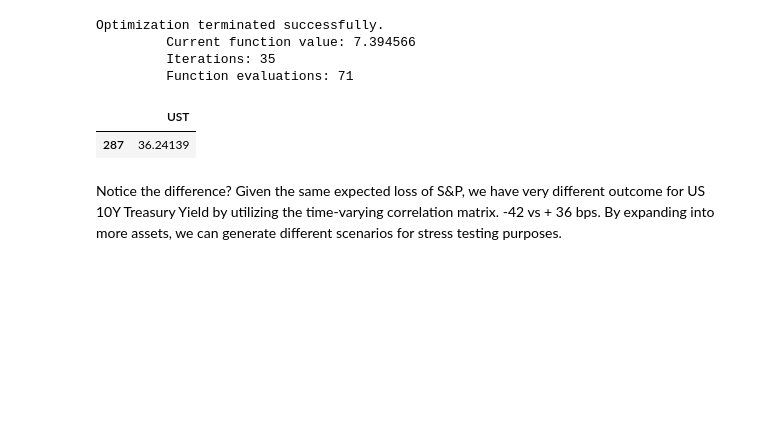
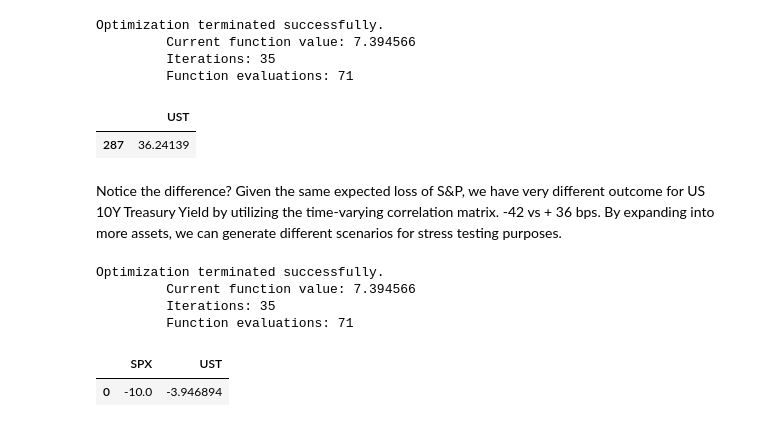
Before and after one commit to yd274/Dynamic-Conditional-Correlation-for-stress-scenario-generation, a Jupyter notebook: Demo.ipynb, the cells around one changed output. Saved outputs shown, nothing was run; the diff lists cells and outputs as text; code cells hidden in the pictures; blank space fills up the shorter version.

```diff
--- a/Demo.ipynb
+++ b/Demo.ipynb
@@ -159,3 +160,13 @@ Optimization terminated successfully.
 | 287 | 36.24139 |
 # %% [markdown]
 Notice the difference? Given the same expected loss of S&P, we have very different outcome for US 10Y Treasury Yield by utilizing the time-varying correlation matrix. -42 vs + 36 bps. By expanding into more assets, we can generate different scenarios for stress testing purposes.
+# %%
+prediction_now = SPX_UST(data, partial_views, partial_names)
+prediction_now['output']
+# %% [output]
+Optimization terminated successfully.
+         Current function value: 7.394566
+         Iterations: 35
+         Function evaluations: 71
+|  | SPX | UST |
+| 0 | -10.0 | -3.946894 |
```
Also changed, not shown: parts of 7 cells of this notebook.
